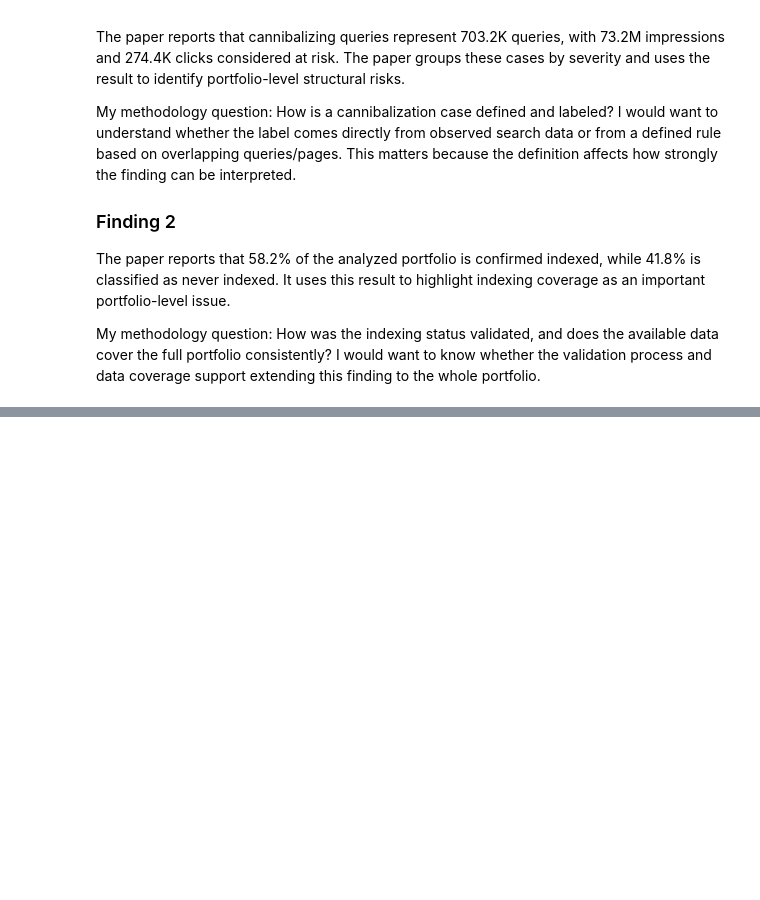
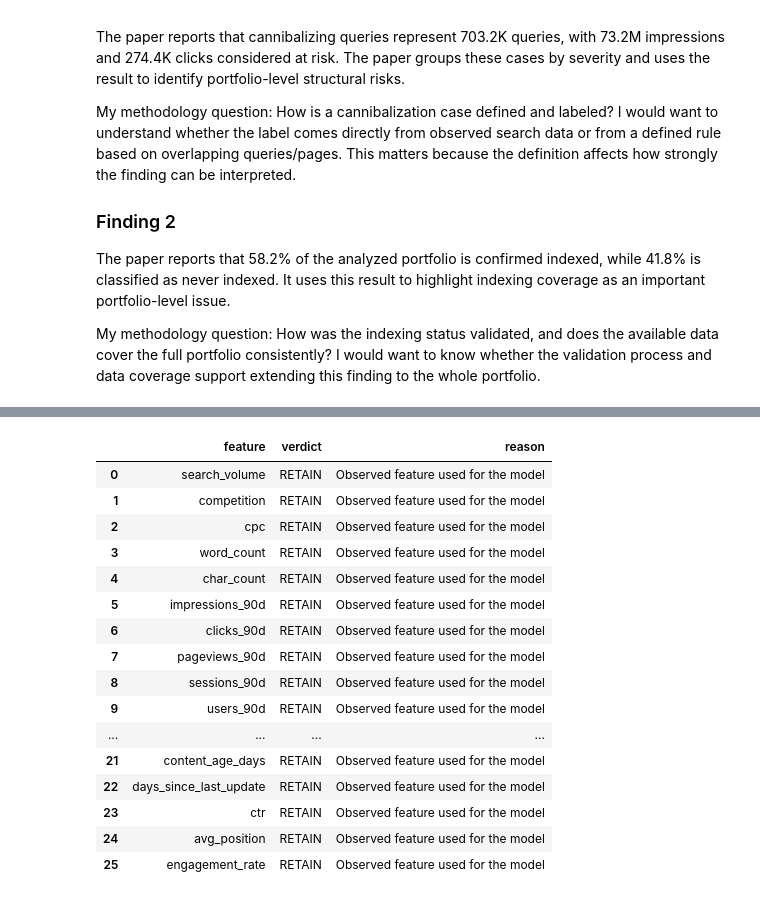
Before and after one commit to AsimaZaheer/Task1, a Jupyter notebook: work/notebooks/w06_validation_audit.ipynb, the cells around one changed output, grey strips where cells are left out. Drawn from its saved outputs; the diff is of its cells as text; code cells hidden in the pictures; blank space fills up the shorter version.

```diff
--- a/work/notebooks/w06_validation_audit.ipynb
+++ b/work/notebooks/w06_validation_audit.ipynb
@@ -40,3 +215,18 @@ How was the indexing status validated, and does the available data cover the ful
 # %%
-# This cell is for CODE (numbers, a query, a check).
-# Write your text answer in the cell ABOVE this one — typing sentences here breaks Run All.
+# Leakage audit: check whether target-derived fields are in the final feature set
+
+target_related = [
+    "trend_direction",
+    "trend_pct"
+]
+
+print("Target-related fields:")
+for col in target_related:
+    print(
+        f"{col}:",
+        "IN FEATURE SET" if col in feature_cols else "NOT IN FEATURE SET"
+    )
+
+print("\nFinal feature count:", len(feature_cols))
+print("\nFinal features:")
+print(feature_cols)
@@ -43,3 +242,46 @@ How was the indexing status validated, and does the available data cover the ful
+# %%
+# Classify the final features for leakage audit
+
+leakage_audit = []
+
+for col in feature_cols:
+    if col in ["trend_direction", "trend_pct"]:
+        verdict = "LEAKAGE - exclude"
+        reason = "Derived from the target trend"
+    elif col in ["content_id", "client_id"]:
+        verdict = "IDENTIFIER - exclude"
+        reason = "Identifier, not a predictive feature"
+    else:
+        verdict = "RETAIN"
+        reason = "Observed feature used for the model"
+
+    leakage_audit.append({
+        "feature": col,
+        "verdict": verdict,
+        "reason": reason
+    })
+
+leakage_audit = pd.DataFrame(leakage_audit)
+
+display(leakage_audit)
+# %% [output]
+|  | feature | verdict | reason |
+| 0 | search_volume | RETAIN | Observed feature used for the model |
+| 1 | competition | RETAIN | Observed feature used for the model |
+| 2 | cpc | RETAIN | Observed feature used for the model |
+| 3 | word_count | RETAIN | Observed feature used for the model |
+| 4 | char_count | RETAIN | Observed feature used for the model |
+| 5 | impressions_90d | RETAIN | Observed feature used for the model |
+| 6 | clicks_90d | RETAIN | Observed feature used for the model |
+| 7 | pageviews_90d | RETAIN | Observed feature used for the model |
+| 8 | sessions_90d | RETAIN | Observed feature used for the model |
+| 9 | users_90d | RETAIN | Observed feature used for the model |
+| ... | ... | ... | ... |
+| 21 | content_age_days | RETAIN | Observed feature used for the model |
+| 22 | days_since_last_update | RETAIN | Observed feature used for the model |
+| 23 | ctr | RETAIN | Observed feature used for the model |
+| 24 | avg_position | RETAIN | Observed feature used for the model |
+| 25 | engagement_rate | RETAIN | Observed feature used for the model |
 # %% [markdown]
 ## 4. Claim rewrite
 
```
Also changed, not shown: parts of 12 cells of this notebook.
